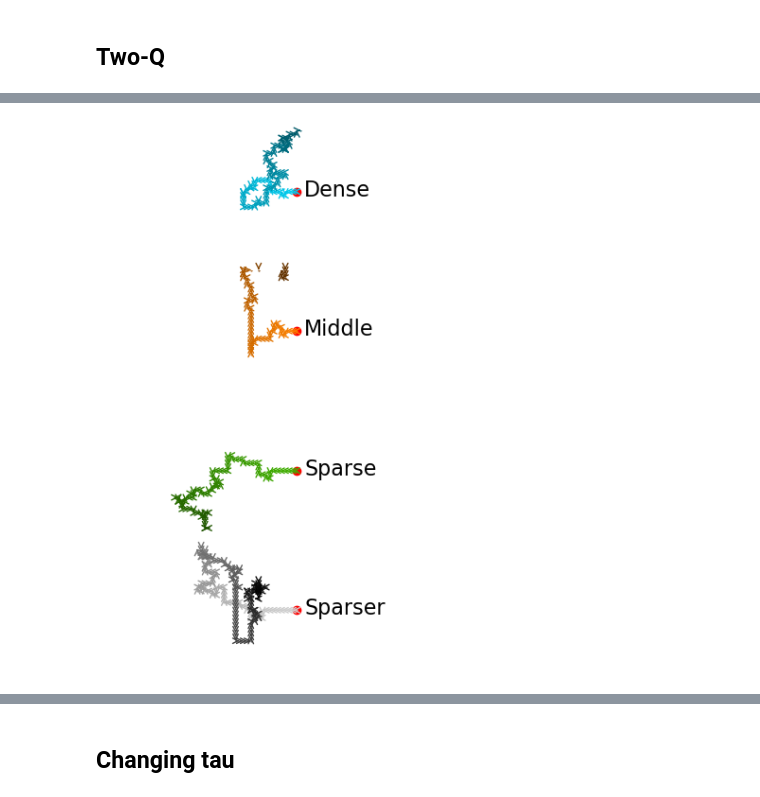
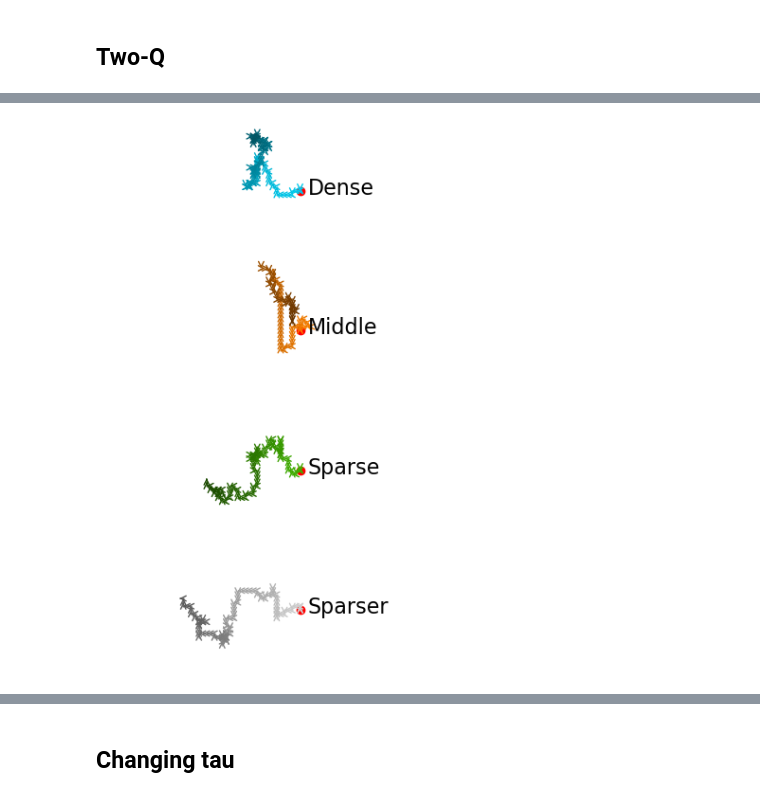
Before and after one commit to PimLb/pynav, a Jupyter notebook: notebooks/PaperFigures.ipynb, the cells around one changed output, grey strips where cells are left out. Cells and saved outputs as stored; diff of their text form; code cells hidden in the pictures.

```diff
--- a/notebooks/PaperFigures.ipynb
+++ b/notebooks/PaperFigures.ipynb
@@ -522,7 +506,5 @@ for (idx, label) in zip(range(4), data_labels):
 # %%
 data = np.load("/storage/rando/data/nose_data_27_123.npy") # replace with your data path
-noise_thresholds = [1e-6, 3e-6, 5e-6, 7e-6]
-data_labels = ['Dense', 'Middle', 'Sparse', 'Sparser']
 
 blanks = {}
 num_blanks = {}
@@ -534,7 +516,6 @@ for n_thr in noise_thresholds:
     blanks[n_thr] = []
     mean_blank_map[n_thr] = np.zeros((data.shape[1], data.shape[2]))
     num_blanks[n_thr] = 0
-    print(np.count_nonzero(new_data, axis=0).shape)
     for i in range(new_data.shape[1]):
         for j in range(new_data.shape[2]):
             obs = new_data[:, i, j] > n_thr
@@ -634,8 +604,6 @@ agent_seeds = [1259, 1574, 1889, 2204, 2519, 2834, 314, 3149, 3464, 3779, 4094,
 settings = ['dense', 'middle', 'sparse', 'sparser']
 base_dir = "/storage/rando/pynav_results_new/single_Q"
 
-out_path = out_paths[3]
-os.makedirs(out_path, exist_ok=True)
 
 creward_data, speed_data, conv_data = [],[],[]
 for i in range(len(settings)):
@@ -647,8 +615,6 @@ for i in range(len(settings)):
         convergence = []
 
         for seed in agent_seeds:
-            if not os.path.exists(f"{base_dir}/{setting}/agent_{seed}/test/{test_setting}/test_summary.log"):
-              continue
             with open(f"{base_dir}/{setting}/agent_{seed}/test/{test_setting}/test_summary.log", 'r') as f:
                 line = f.readline().split(',')
                 c_rewards.append(float(line[0]))
@@ -699,5 +665,5 @@ ax[0].set_ylim([0.0, 1.01])
 ax[1].set_ylim([0.0, 1.01])
 ax[2].set_ylim([0.0, 1.01])
 
-fig.savefig(f"{out_path}/fig3_a.pdf", bbox_inches='tight')
+fig.savefig(f"{out_path}/performance/performance.pdf", bbox_inches='tight')
 # %% [output]
@@ -706,7 +719,6 @@ fig.savefig(f"{out_path}/fig3_a.pdf", bbox_inches='tight')
 ## Two-Q
 # %%
 agent = TwoQAgent(horizon=500)
-out_path = out_paths[4]
-os.makedirs(out_path, exist_ok=True)
-
-tau = 50
+out_path = './plots/two_Q'
+tau = 2
+taus = [2, 5, 10, 25, 50, 100, 200]
@@ -712,0 +729,7 @@ tau = 50
+# %%
+Qs = [
+    ('Dense',  "/storage/rando/pynav_results_new/two_Q/dense", np.array([0x0, 0xcd, 0xf1]) / 0xff ),
+    ('Middle', "/storage/rando/pynav_results_new/two_Q/middle", np.array([0xfc, 0x81, 0x0]) / 0xff ),
+    ('Sparse', "/storage/rando/pynav_results_new/two_Q/sparse", np.array([0x41, 0xb1, 0x0]) / 0xff),
+    ('Sparser',"/storage/rando/pynav_results_new/two_Q/sparser", np.array([0xd2, 0xd2, 0xd2]) / 0xff),
+]
@@ -714,45 +873,41 @@ tau = 50
 
 
 Qs = [
-    ('Dense',   f"/storage/rando/pynav_results_new/two_Q/dense/agent_6299/tau_{tau}/Q_stored/Qfun.npy", np.array([0x0, 0xcd, 0xf1]) / 0xff ),
-    ('Middle',  f"/storage/rando/pynav_results_new/two_Q/middle/agent_1574/tau_{tau}/Q_stored/Qfun.npy", np.array([0xfc, 0x81, 0x0]) / 0xff ),
-    ('Sparse',  f"/storage/rando/pynav_results_new/two_Q/sparse/agent_5354/tau_{tau}/Q_stored/Qfun.npy", np.array([0x41, 0xb1, 0x0]) / 0xff),
+    ('Dense',   f"/storage/rando/pynav_results_new/two_Q/dense/agent_944/tau_{tau}/Q_stored/Qfun.npy", np.array([0x0, 0xcd, 0xf1]) / 0xff ),
+    ('Middle',  f"/storage/rando/pynav_results_new/two_Q/middle/agent_1889/tau_{tau}/Q_stored/Qfun.npy", np.array([0xfc, 0x81, 0x0]) / 0xff ),
+    ('Sparse',  f"/storage/rando/pynav_results_new/two_Q/sparse/agent_944/tau_{tau}/Q_stored/Qfun.npy", np.array([0x41, 0xb1, 0x0]) / 0xff),
     ('Sparser', f"/storage/rando/pynav_results_new/two_Q/sparser/agent_944/tau_{tau}/Q_stored/Qfun.npy", np.array([0xd2, 0xd2, 0xd2]) / 0xff),
-    # ('Dense', "/storage/rando/pynav_results_new/two_Q/dense/agent_6299/tau_50/Q_stored/Qfun_2000000.npy", np.array([0x0, 0xcd, 0xf1]) / 0xff ),
-    # ('Middle', "/storage/rando/pynav_results_new/two_Q/middle/agent_1574/tau_50/Q_stored/Qfun_2000000.npy", np.array([0xfc, 0x81, 0x0]) / 0xff ),
-    # ('Sparse', "/storage/rando/pynav_results_new/two_Q/sparse/agent_5354/tau_50/Q_stored/Qfun_2000000.npy", np.array([0x41, 0xb1, 0x0]) / 0xff),
-    # ('Sparser', "/storage/rando/pynav_results_new/two_Q/sparser/agent_944/tau_50/Q_stored/Qfun_2000000.npy", np.array([0xd2, 0xd2, 0xd2]) / 0xff),
-
 ]
 
 fig, axes = plt.subplots(4, 1, figsize=(12, 6))
 
 for (i, (label, qpath, cmap_str)) in enumerate(Qs):
     agent.load_q(qpath)
     pos = np.array([0, 0])
     ax = axes[i]
     path = [pos.copy()]
-    for j in range(1, 500):
+    for j in range(502, 1004):
         pos += actions[np.argmax(agent.Q[j])]
         path.append(pos.copy())
 
 
 
 
     ax.plot(path[0][1], path[0][0], 'o', c='red', label='starting point')
 #    colormap = cm.get_cmap(box_colors[i])
-    plot_steps = 170
+    plot_steps = 100
     for j in range(plot_steps):
-        ax.plot(path[j][1], path[j][0], '.', ms=1, color= ((170 - (j+1))/170) * cmap_str )
-        ax.annotate("", xytext=(path[j][1], path[j][0]), xy=(path[j+1][1], path[j+1][0]), arrowprops=dict(arrowstyle='->', color= ((170 - (j+1))/170) * cmap_str ))
+        ax.plot(path[j][1], path[j][0], '.', ms=1, color= ((170 - (j+1))/170) * cmap_str, rasterized=True)
+        ax.annotate("", xytext=(path[j][1], path[j][0]), xy=(path[j+1][1], path[j+1][0]), arrowprops=dict(arrowstyle='->', color= ((170 - (j+1))/170) * cmap_str ), rasterized=True)
 
     ax.text(2.0, -1.0, f"{label}", fontsize=16)
 
     ax.set_xlim([-50, 2.0])
     ax.set_axis_off()
     ax.set_aspect('equal')
     ax.set_ylim([-15, 16.0])
 fig.tight_layout()
-fig.savefig(f"{out_path}/fig4_a_1_q1.pdf", bbox_inches='tight')
+
+fig.savefig(f"{out_path}/trajectories/sample_trajectories_q1_tau_{tau}.pdf", bbox_inches='tight')
 # %% [output]
-[figure, old version]
+[figure, new version]
```
Also changed, not shown: parts of 112 cells of this notebook, 12 other files.
